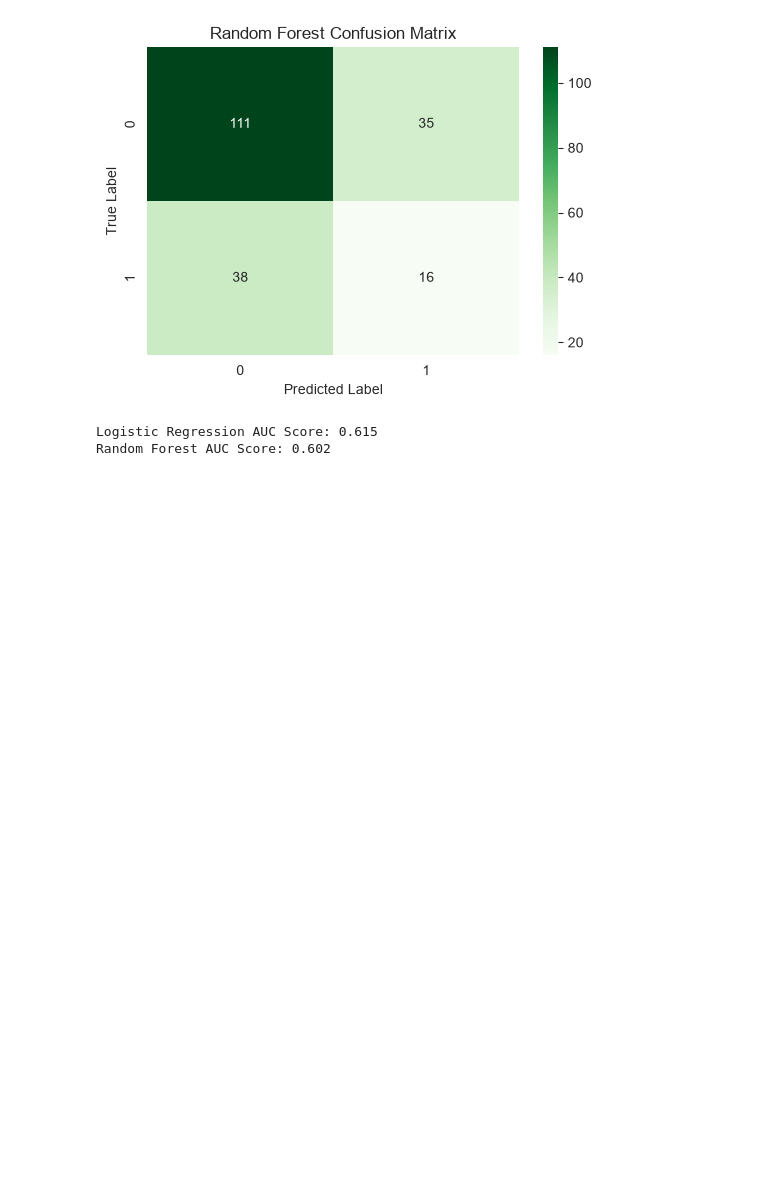
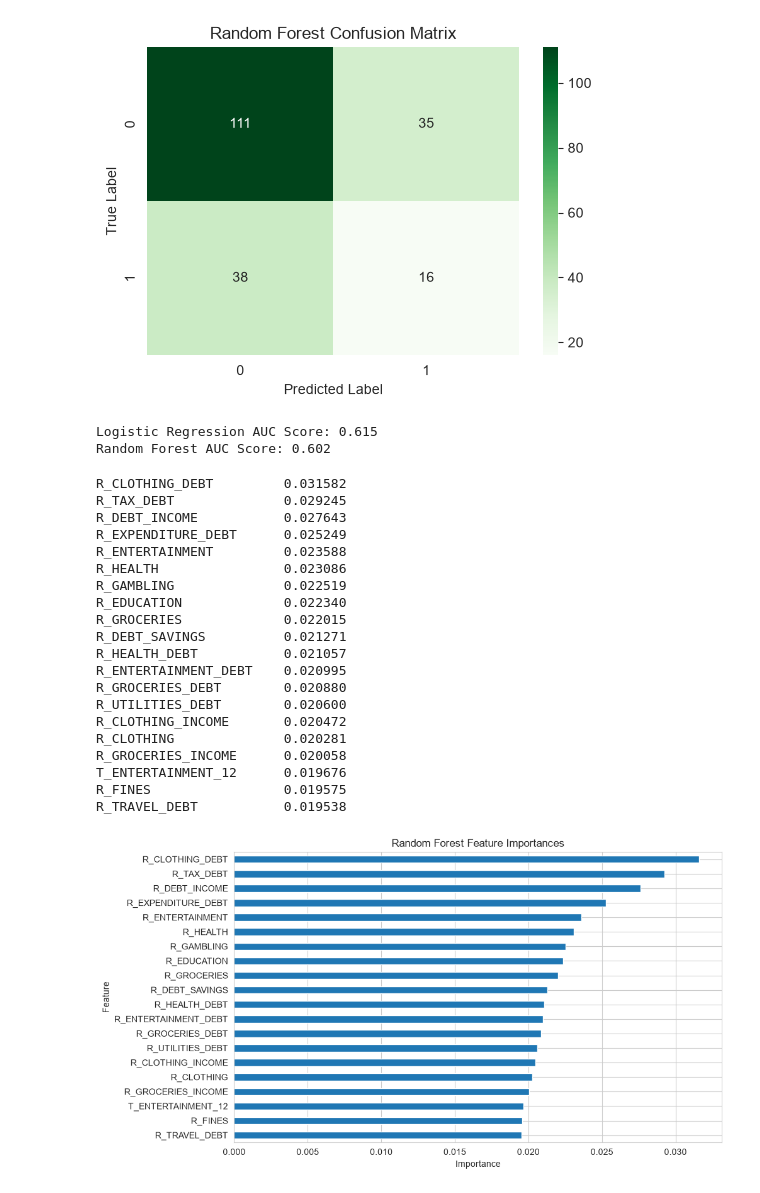
Before and after one commit to yathukamal/Creditscore2, a Jupyter notebook: default_classification.ipynb, the cells around one changed output. Saved outputs shown, nothing was run; the diff lists cells and outputs as text; code cells hidden in the pictures; blank space fills up the shorter version.

```diff
--- a/default_classification.ipynb
+++ b/default_classification.ipynb
@@ -242,0 +245,41 @@ Random Forest AUC Score: 0.602
+# %%
+#Next used RF to say which variables were most to its predictions
+feature_importances = pd.Series(
+    rf_class.feature_importances_,
+    index=X_train.columns
+).sort_values(ascending=False)
+
+#Print top 20 feature importances
+print(feature_importances.head(20).to_string())
+
+#Plot the top 20
+plt.figure(figsize=(10, 6))
+
+feature_importances.head(20).sort_values().plot(kind='barh')
+
+plt.title("Random Forest Feature Importances")
+plt.xlabel("Importance")
+plt.ylabel("Feature")
+plt.show()
+# %% [output]
+R_CLOTHING_DEBT         0.031582
+R_TAX_DEBT              0.029245
+R_DEBT_INCOME           0.027643
+R_EXPENDITURE_DEBT      0.025249
+R_ENTERTAINMENT         0.023588
+R_HEALTH                0.023086
+R_GAMBLING              0.022519
+R_EDUCATION             0.022340
+R_GROCERIES             0.022015
+R_DEBT_SAVINGS          0.021271
+R_HEALTH_DEBT           0.021057
+R_ENTERTAINMENT_DEBT    0.020995
+R_GROCERIES_DEBT        0.020880
+R_UTILITIES_DEBT        0.020600
+R_CLOTHING_INCOME       0.020472
+R_CLOTHING              0.020281
+R_GROCERIES_INCOME      0.020058
+T_ENTERTAINMENT_12      0.019676
+R_FINES                 0.019575
+R_TRAVEL_DEBT           0.019538
+[figure, added]
```
Also changed, not shown: parts of 1 cell of this notebook.
